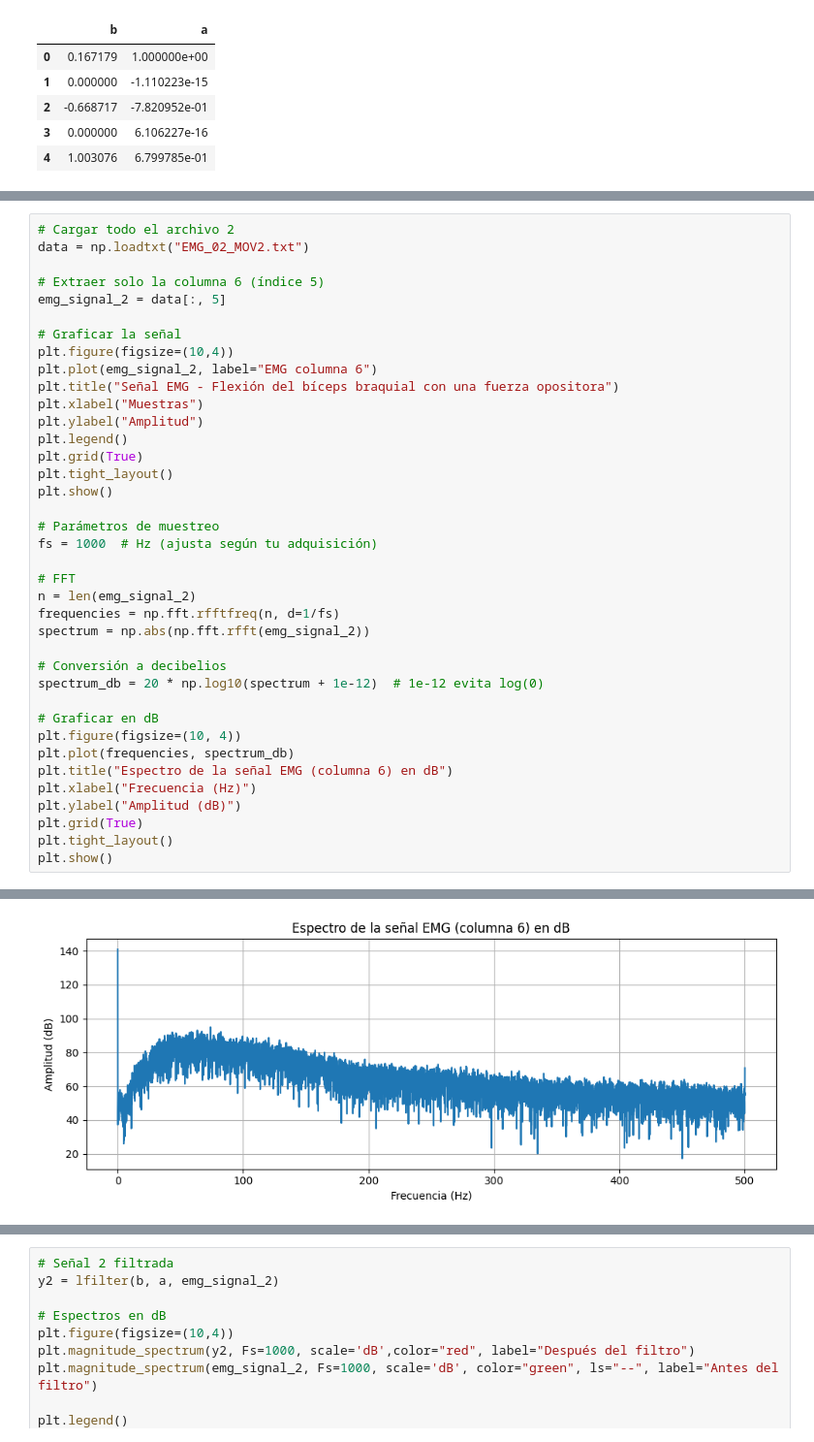
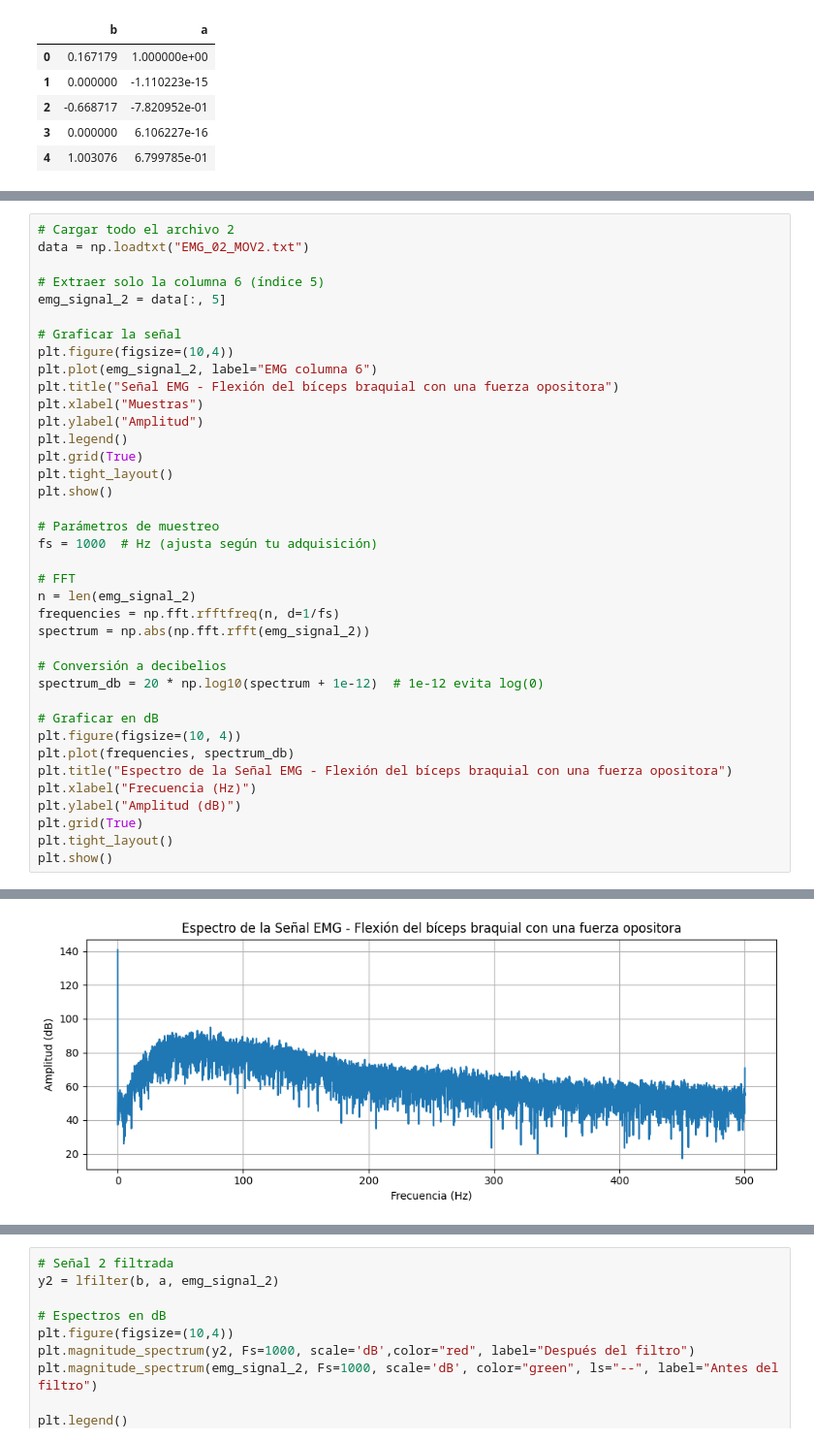
Before and after one commit to PamelaVilchez/GRUPO-08-ISB-2025-II, a Jupyter notebook: Laboratorios/Laboratorio 6 - Filtros/EMG_1.ipynb, the cells around one changed output, grey strips where cells are left out. Shown: that part at 97% size. Drawn from its saved outputs; the diff is of its cells as text.

```diff
--- a/Laboratorios/Laboratorio 6 - Filtros/EMG_1.ipynb
+++ b/Laboratorios/Laboratorio 6 - Filtros/EMG_1.ipynb
@@ -74,35 +74,35 @@ plt.figure(figsize=(10,4))
 plt.plot(emg_signal_2, label="EMG columna 6")
 plt.title("Señal EMG - Flexión del bíceps braquial con una fuerza opositora")
 plt.xlabel("Muestras")
 plt.ylabel("Amplitud")
 plt.legend()
 plt.grid(True)
 plt.tight_layout()
 plt.show()
 
 # Parámetros de muestreo
 fs = 1000  # Hz (ajusta según tu adquisición)
 
 # FFT
 n = len(emg_signal_2)
 frequencies = np.fft.rfftfreq(n, d=1/fs)
 spectrum = np.abs(np.fft.rfft(emg_signal_2))
 
 # Conversión a decibelios
 spectrum_db = 20 * np.log10(spectrum + 1e-12)  # 1e-12 evita log(0)
 
 # Graficar en dB
 plt.figure(figsize=(10, 4))
 plt.plot(frequencies, spectrum_db)
-plt.title("Espectro de la señal EMG (columna 6) en dB")
+plt.title("Espectro de la Señal EMG - Flexión del bíceps braquial con una fuerza opositora")
 plt.xlabel("Frecuencia (Hz)")
 plt.ylabel("Amplitud (dB)")
 plt.grid(True)
 plt.tight_layout()
 plt.show()
 # %% [output]
 [figure]
-[figure, old version]
+[figure, new version]
 # %%
 #Señal 1 en dB
 y1 = lfilter(b, a, emg_signal)
```
Also changed, not shown: parts of 2 cells of this notebook.
